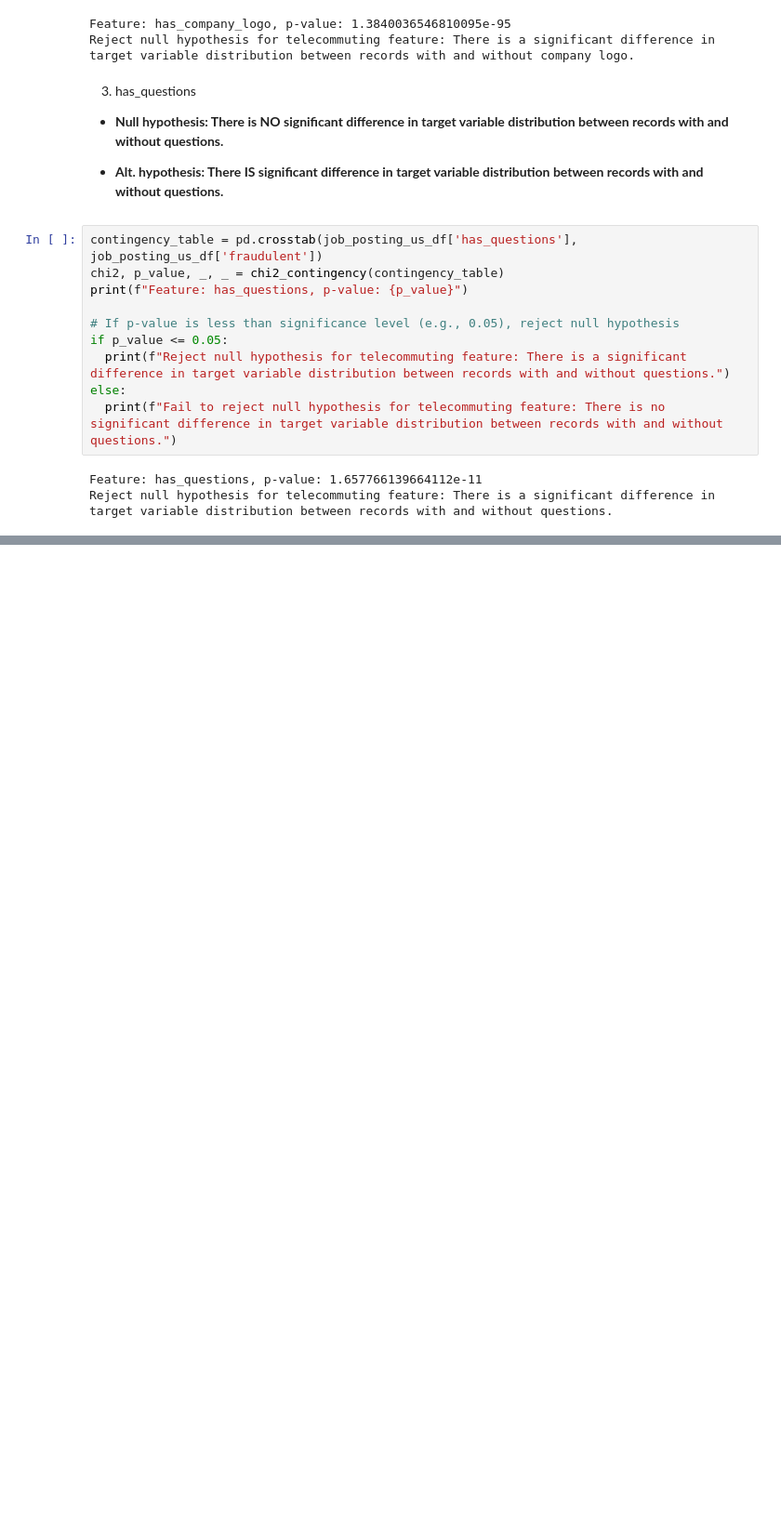
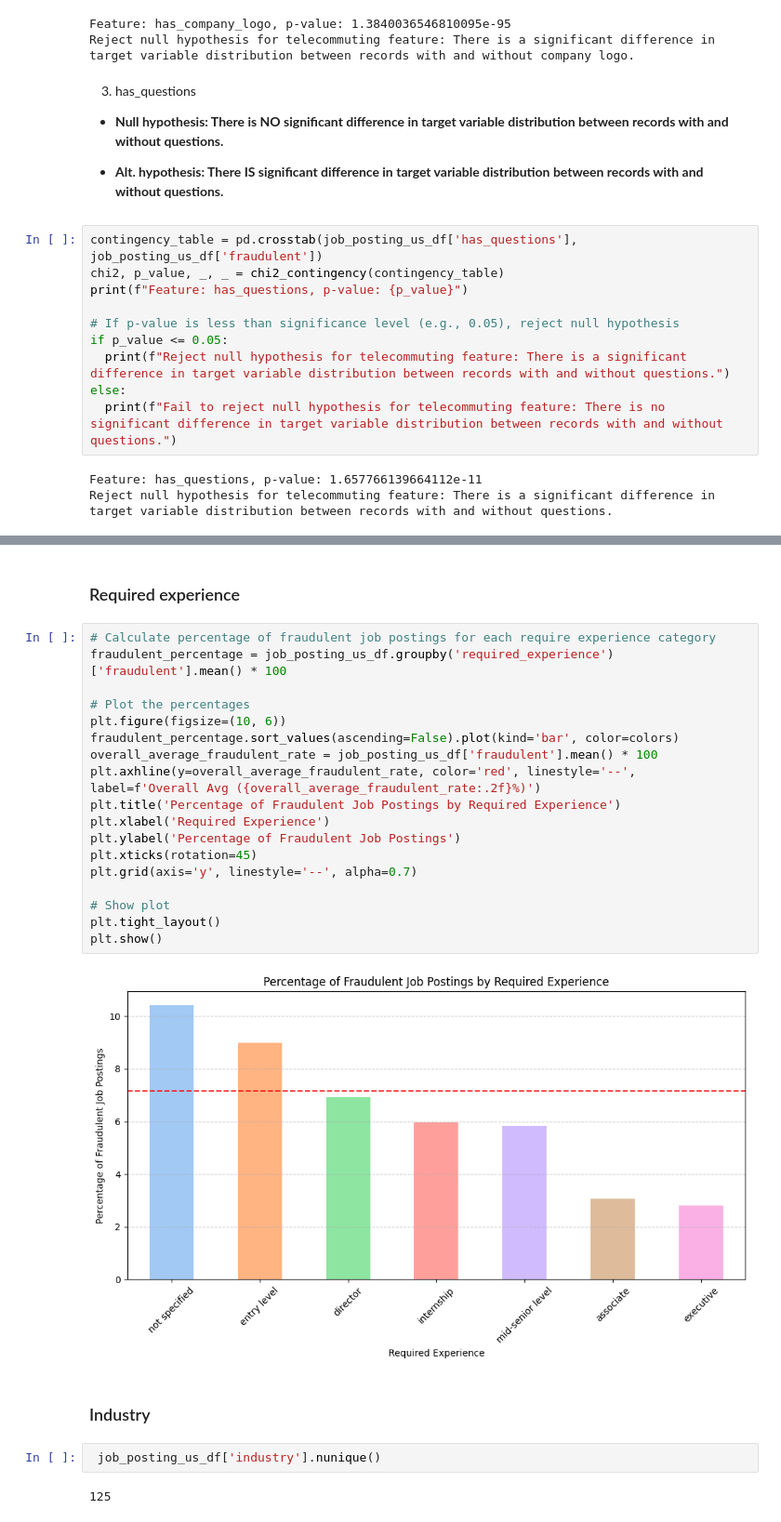
Before and after one commit to dqminhv/fraudulent-job-posting-detection-with-NLP, a Jupyter notebook: notebook/eda.ipynb, the cells around one changed output, grey strips where cells are left out. Shown at 93% size. Drawn from its saved outputs; the diff is of its cells as text; blank space fills up the shorter version.

```diff
--- a/notebook/eda.ipynb
+++ b/notebook/eda.ipynb
@@ -162,0 +319,28 @@ Reject null hypothesis for telecommuting feature: There is a significant differe
+# %% [markdown]
+### Required experience
+# %%
+# Calculate percentage of fraudulent job postings for each require experience category
+fraudulent_percentage = job_posting_us_df.groupby('required_experience')['fraudulent'].mean() * 100
+
+# Plot the percentages
+plt.figure(figsize=(10, 6))
+fraudulent_percentage.sort_values(ascending=False).plot(kind='bar', color=colors)
+overall_average_fraudulent_rate = job_posting_us_df['fraudulent'].mean() * 100
+plt.axhline(y=overall_average_fraudulent_rate, color='red', linestyle='--', label=f'Overall Avg ({overall_average_fraudulent_rate:.2f}%)')
+plt.title('Percentage of Fraudulent Job Postings by Required Experience')
+plt.xlabel('Required Experience')
+plt.ylabel('Percentage of Fraudulent Job Postings')
+plt.xticks(rotation=45)
+plt.grid(axis='y', linestyle='--', alpha=0.7)
+
+# Show plot
+plt.tight_layout()
+plt.show()
+# %% [output]
+[figure, added]
+# %% [markdown]
+### Industry
+# %%
+ job_posting_us_df['industry'].nunique()
+# %% [output]
+125
```
Also changed, not shown: parts of 20 cells of this notebook.
